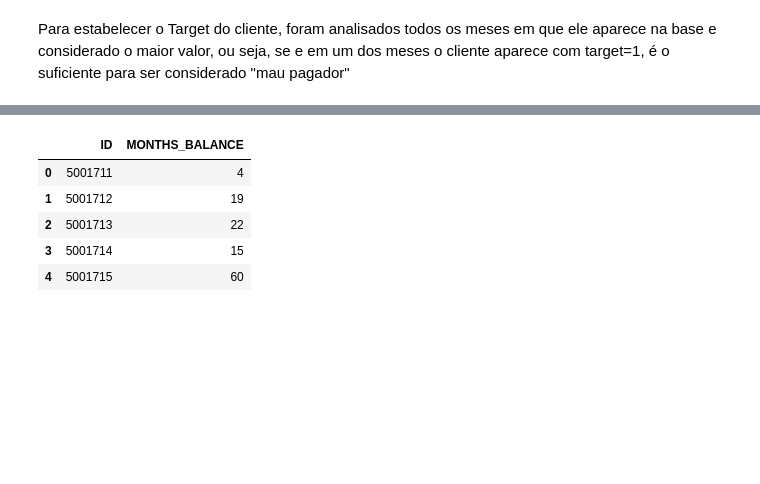
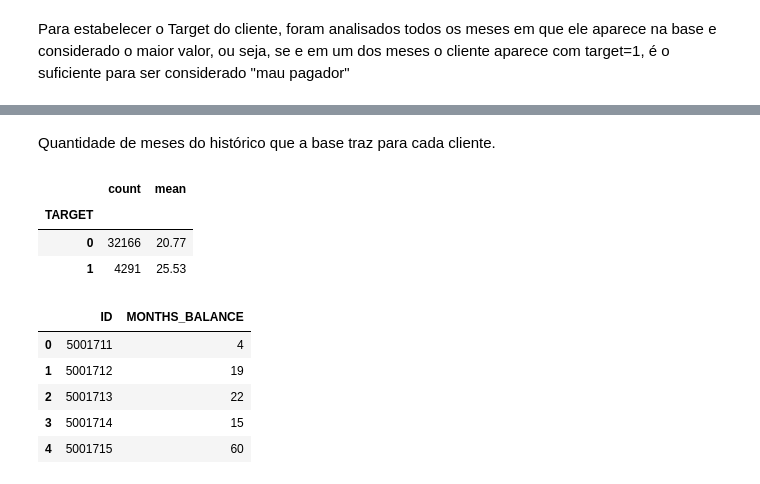
Before and after one commit to marciapaulasv-coder/TechChalenge, a Jupyter notebook: 01_eda.ipynb, the cells around one changed output, grey strips where cells are left out. Drawn from its saved outputs; the diff is of its cells as text; code cells hidden in the pictures; blank space fills up the shorter version.

```diff
--- a/01_eda.ipynb
+++ b/01_eda.ipynb
@@ -262,0 +264,3 @@ target_cliente.head()
+# %%
+df = AR.merge(target_cliente, on='ID', how='inner')
+df.head()
@@ -265,3 +284,14 @@ historico_clientes = (CR.groupby('ID')['MONTHS_BALANCE'].count()).reset_index()
+# %% [markdown]
+Quantidade de meses do histórico que a base traz para cada cliente.
+# %%
+historico_modelo = df[['ID', 'TARGET']].merge(historico_clientes, on='ID', how='left')
+# %%
+historico_modelo.groupby('TARGET')['MONTHS_BALANCE'].agg(['count', 'mean']).round(2)
+# %% [output]
+|  | count | mean |
+| TARGET |  |  |
+| 0 | 32166 | 20.77 |
+| 1 | 4291 | 25.53 |
 # %%
 historico_clientes.head()
 # %% [output]
```
Also changed, not shown: parts of 9 cells of this notebook.
